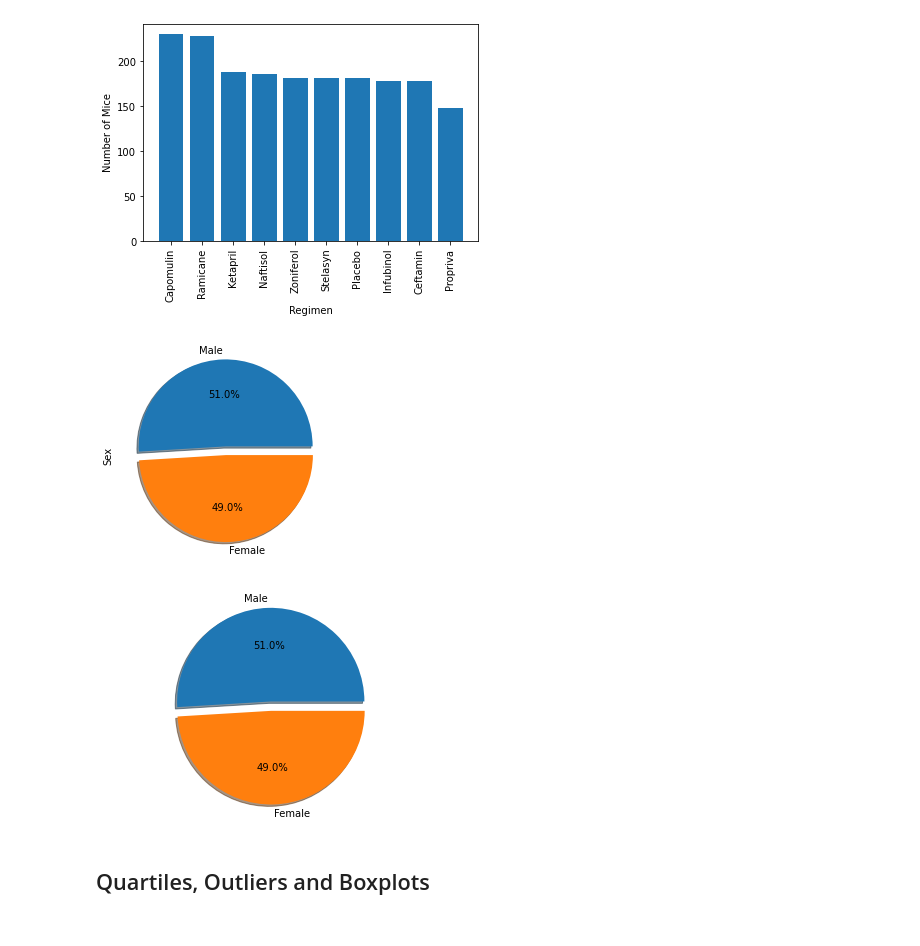
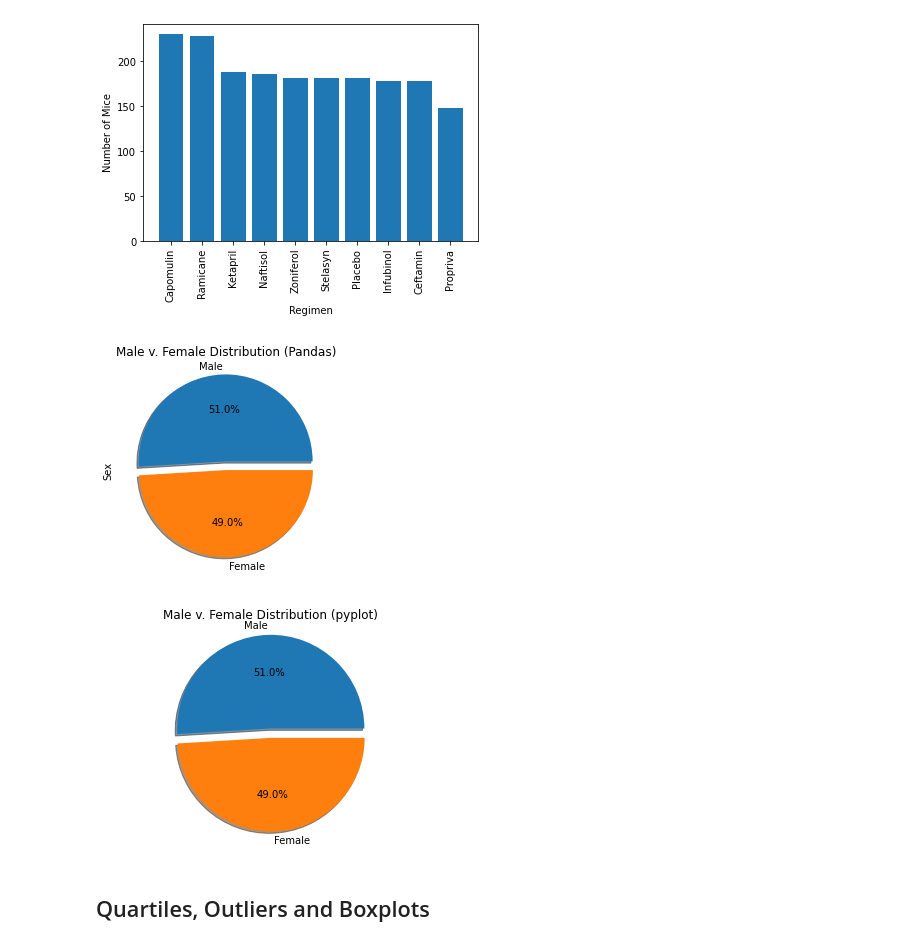
Before and after one commit to iam-themoon/matplotlib-challenge, a Jupyter notebook: Pymaceuticals/pymaceuticals.ipynb, the cells around one changed output. Saved outputs shown, nothing was run; the diff lists cells and outputs as text; code cells hidden in the pictures.

```diff
--- a/Pymaceuticals/pymaceuticals.ipynb
+++ b/Pymaceuticals/pymaceuticals.ipynb
@@ -177,14 +181,15 @@ plt.show()
 # %%
 # Generate a pie plot showing the distribution of female versus male mice using Pandas
 
 #count the totals for each gender
 gendercount = cleaneddf["Sex"].value_counts()
 gendercount
 
 #create pandas bar chart
-pie_pandas = gendercount.plot.pie(autopct="%1.1f%%", shadow=True, explode=(0.1, 0));
+pie_pandas = gendercount.plot.pie(autopct="%1.1f%%", shadow=True, explode=(0.1, 0))
+plt.title('Male v. Female Distribution (Pandas)');
 # %% [output]
-[figure, old version]
+[figure, new version]
 # %%
 # Generate a pie plot showing the distribution of female versus male mice using pyplot
 
@@ -198,11 +203,12 @@ pie_py = plt.pie(totals, explode = (0.1,0), labels=genders,
 
 #ensure equal axes
 plt.axis("equal")
+plt.title('Male v. Female Distribution (pyplot)')
 
 #display the graph
 plt.show()
 # %% [output]
-[figure, old version]
+[figure, new version]
 # %% [markdown]
 ## Quartiles, Outliers and Boxplots
 # %%
```
Also changed, not shown: parts of 9 cells of this notebook.
